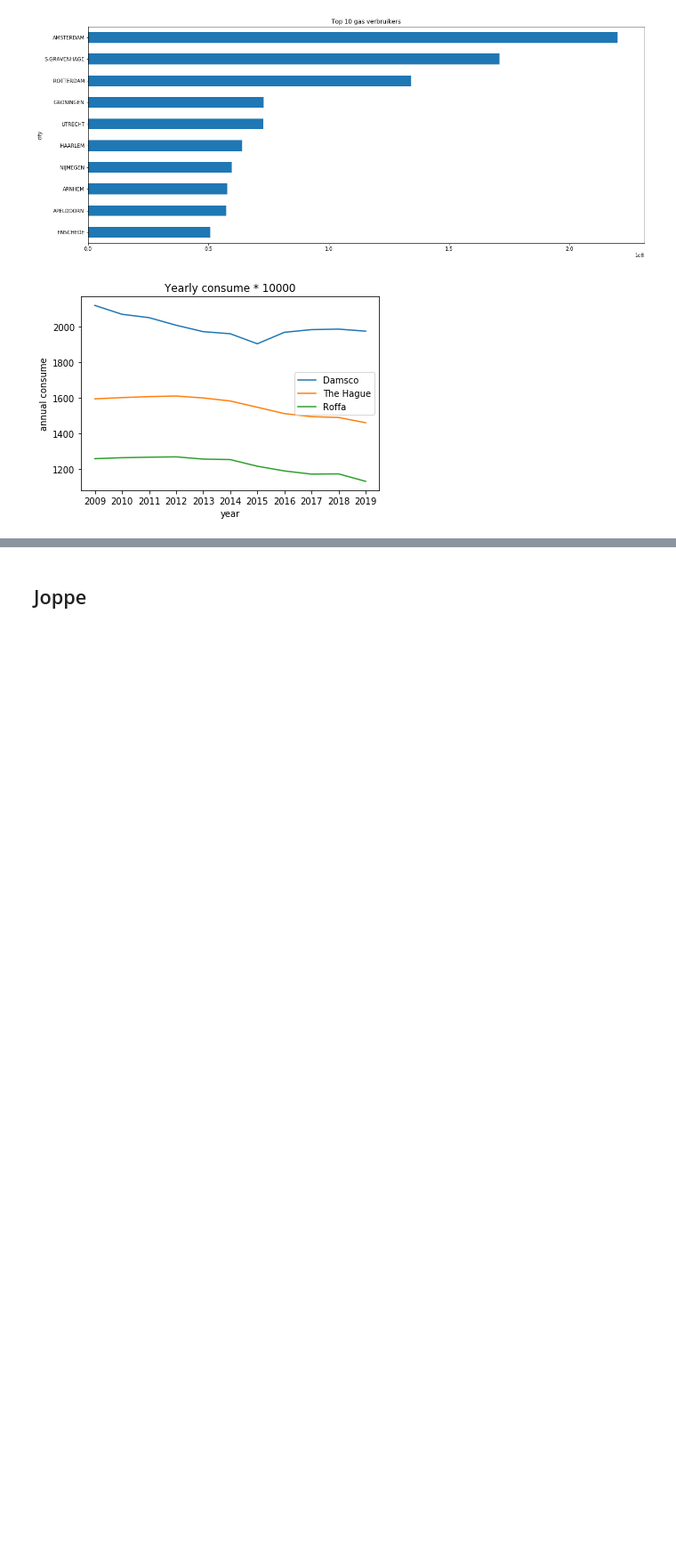
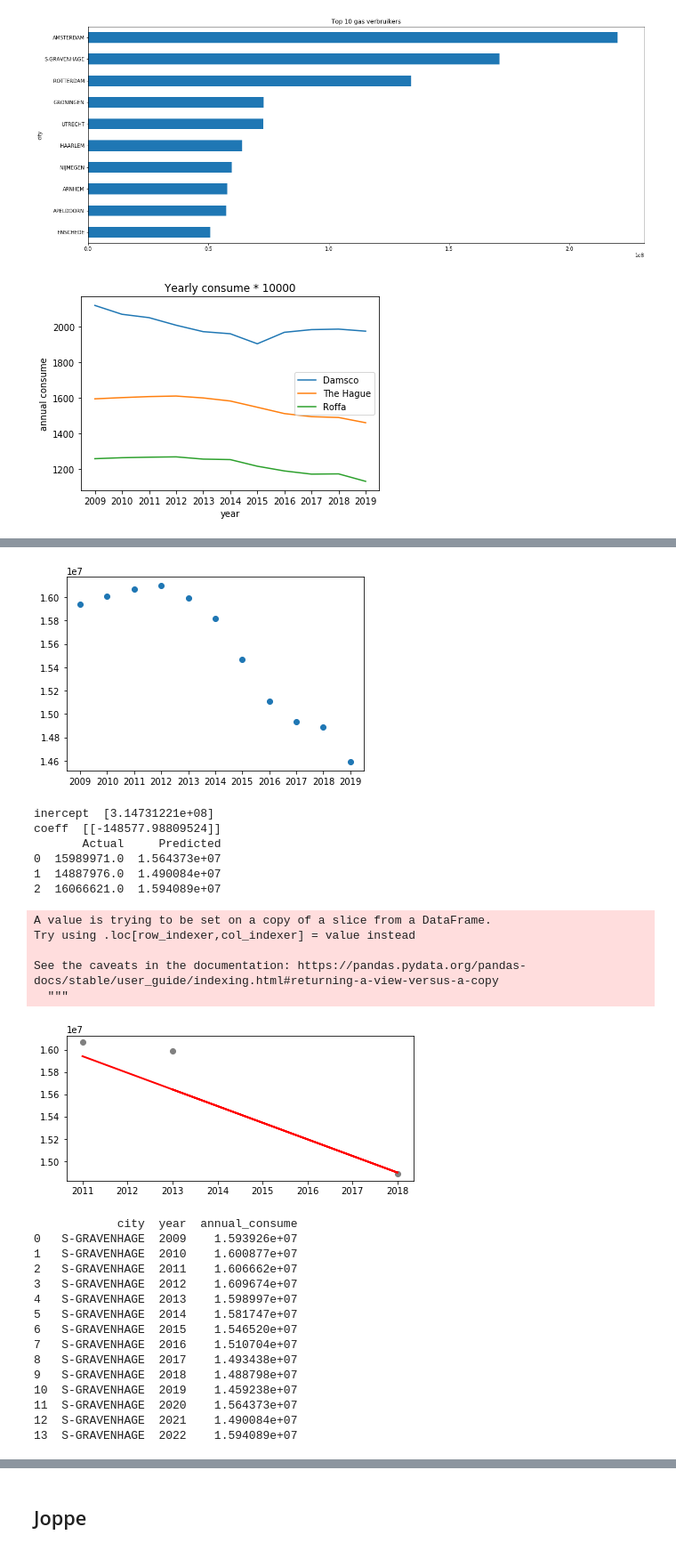
Before and after one commit to Melistick/datascience_challenge2, a Jupyter notebook: Notebook.ipynb, the cells around one changed output, grey strips where cells are left out. Shown at 89% size. Drawn from its saved outputs; the diff is of its cells as text; code cells hidden in the pictures; blank space fills up the shorter version.

```diff
--- a/Notebook.ipynb
+++ b/Notebook.ipynb
@@ -376,0 +441,62 @@ plt.show()
+# %%
+denhaag = top3[top3['city'] == 'S-GRAVENHAGE']
+plt.scatter(denhaag['year'], denhaag['annual_consume'])
+plt.show()
+
+denhaag['year'] = denhaag['year'].astype(int)
+
+X = denhaag['year'].values.reshape(-1,1)
+y = denhaag['annual_consume'].values.reshape(-1,1)
+
+X_train, X_test, y_train, y_test = train_test_split(X, y, test_size=0.2, random_state=0)
+
+model = LinearRegression().fit(X_train, y_train)
+
+print('inercept ', model.intercept_)
+print('coeff ', model.coef_)
+
+y_pred = model.predict(X_test)
+df = pd.DataFrame({'Actual': y_test.flatten(), 'Predicted': y_pred.flatten()})
+print(df)
+
+plt.figure(figsize=(7,3))
+
+plt.scatter(X_test, y_test,  color='gray')
+plt.plot(X_test, y_pred, color='red', linewidth=2)
+plt.show()
+
+new_X = [[2020], [2021], [2022]]
+new_pred = model.predict(new_X)
+new_annual = pd.DataFrame({'city': 'S-GRAVENHAGE', 'year' : [2020, 2021, 2022], 'annual_consume': y_pred.flatten()})
+
+combined_denhaag = pd.concat([denhaag, new_annual], ignore_index=True, axis=0)
+print(combined_denhaag)
+# %% [output]
+[figure, added]
+inercept  [3.14731221e+08]
+coeff  [[-148577.98809524]]
+       Actual     Predicted
+0  15989971.0  1.564373e+07
+1  14887976.0  1.490084e+07
+2  16066621.0  1.594089e+07
+A value is trying to be set on a copy of a slice from a DataFrame.
+Try using .loc[row_indexer,col_indexer] = value instead
+
+See the caveats in the documentation: https://pandas.pydata.org/pandas-docs/stable/user_guide/indexing.html#returning-a-view-versus-a-copy
+  """
+[figure, added]
+            city  year  annual_consume
+0   S-GRAVENHAGE  2009    1.593926e+07
+1   S-GRAVENHAGE  2010    1.600877e+07
+2   S-GRAVENHAGE  2011    1.606662e+07
+3   S-GRAVENHAGE  2012    1.609674e+07
+4   S-GRAVENHAGE  2013    1.598997e+07
+5   S-GRAVENHAGE  2014    1.581747e+07
+6   S-GRAVENHAGE  2015    1.546520e+07
+7   S-GRAVENHAGE  2016    1.510704e+07
+8   S-GRAVENHAGE  2017    1.493438e+07
+9   S-GRAVENHAGE  2018    1.488798e+07
+10  S-GRAVENHAGE  2019    1.459238e+07
+11  S-GRAVENHAGE  2020    1.564373e+07
+12  S-GRAVENHAGE  2021    1.490084e+07
+13  S-GRAVENHAGE  2022    1.594089e+07
```
Also changed, not shown: parts of 4 cells of this notebook.
